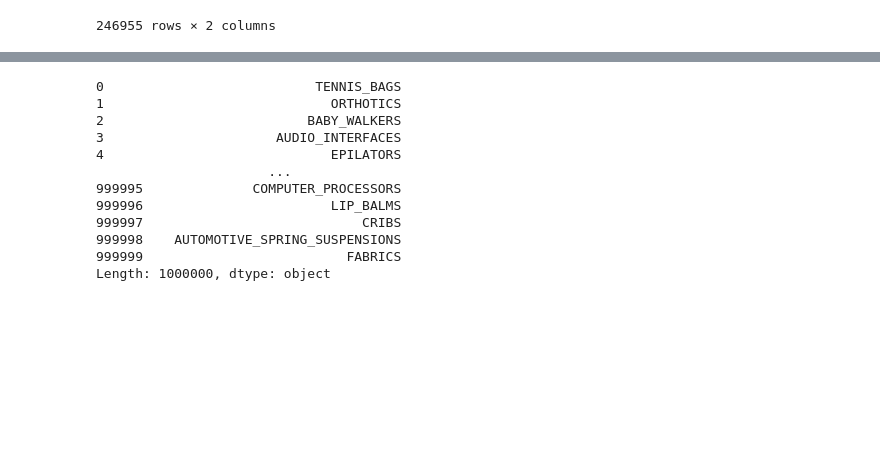
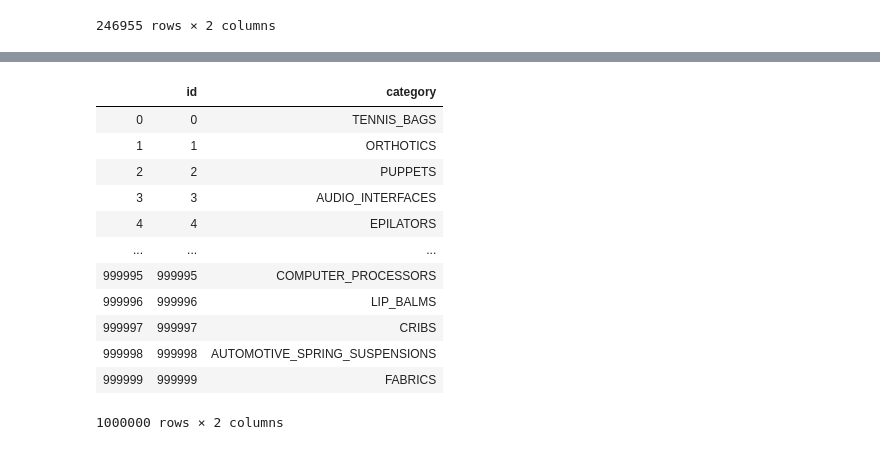
Before and after one commit to camporeale/ml_challenge, a Jupyter notebook: FastText.ipynb, the cells around one changed output, grey strips where cells are left out. Cells and saved outputs as stored; diff of their text form; code cells hidden in the pictures; blank space fills up the shorter version.

```diff
--- a/FastText.ipynb
+++ b/FastText.ipynb
@@ -503,17 +505,25 @@ model_files = [{"spanish": "../models/model_spanish_norm.bin","portuguese":"../m
-# %%
-results[0]
-# %% [output]
-0                           TENNIS_BAGS
-1                             ORTHOTICS
-2                          BABY_WALKERS
-3                      AUDIO_INTERFACES
-4                             EPILATORS
-                      ...
-999995              COMPUTER_PROCESSORS
-999996                        LIP_BALMS
-999997                            CRIBS
-999998    AUTOMOTIVE_SPRING_SUSPENSIONS
-999999                          FABRICS
-Length: 1000000, dtype: object
 # %%
 results_df = pd.concat([x for x in results], axis=1)
+# %%
+voted_results = {"id": [], "category": []}
+
+for index, row in results_df.iloc[:,1:].iterrows():
+    voted_results["id"].append(index)
+    voted_results["category"].append(row.value_counts().index[0])
+
+voted_results_df = pd.DataFrame.from_dict(voted_results)
+voted_results_df
+# %% [output]
+|  | id | category |
+| 0 | 0 | TENNIS_BAGS |
+| 1 | 1 | ORTHOTICS |
+| 2 | 2 | PUPPETS |
+| 3 | 3 | AUDIO_INTERFACES |
+| 4 | 4 | EPILATORS |
+| ... | ... | ... |
+| 999995 | 999995 | COMPUTER_PROCESSORS |
+| 999996 | 999996 | LIP_BALMS |
+| 999997 | 999997 | CRIBS |
+| 999998 | 999998 | AUTOMOTIVE_SPRING_SUSPENSIONS |
+| 999999 | 999999 | FABRICS |
+1000000 rows × 2 columns
```
Also changed, not shown: parts of 12 cells of this notebook, 3 other files.
